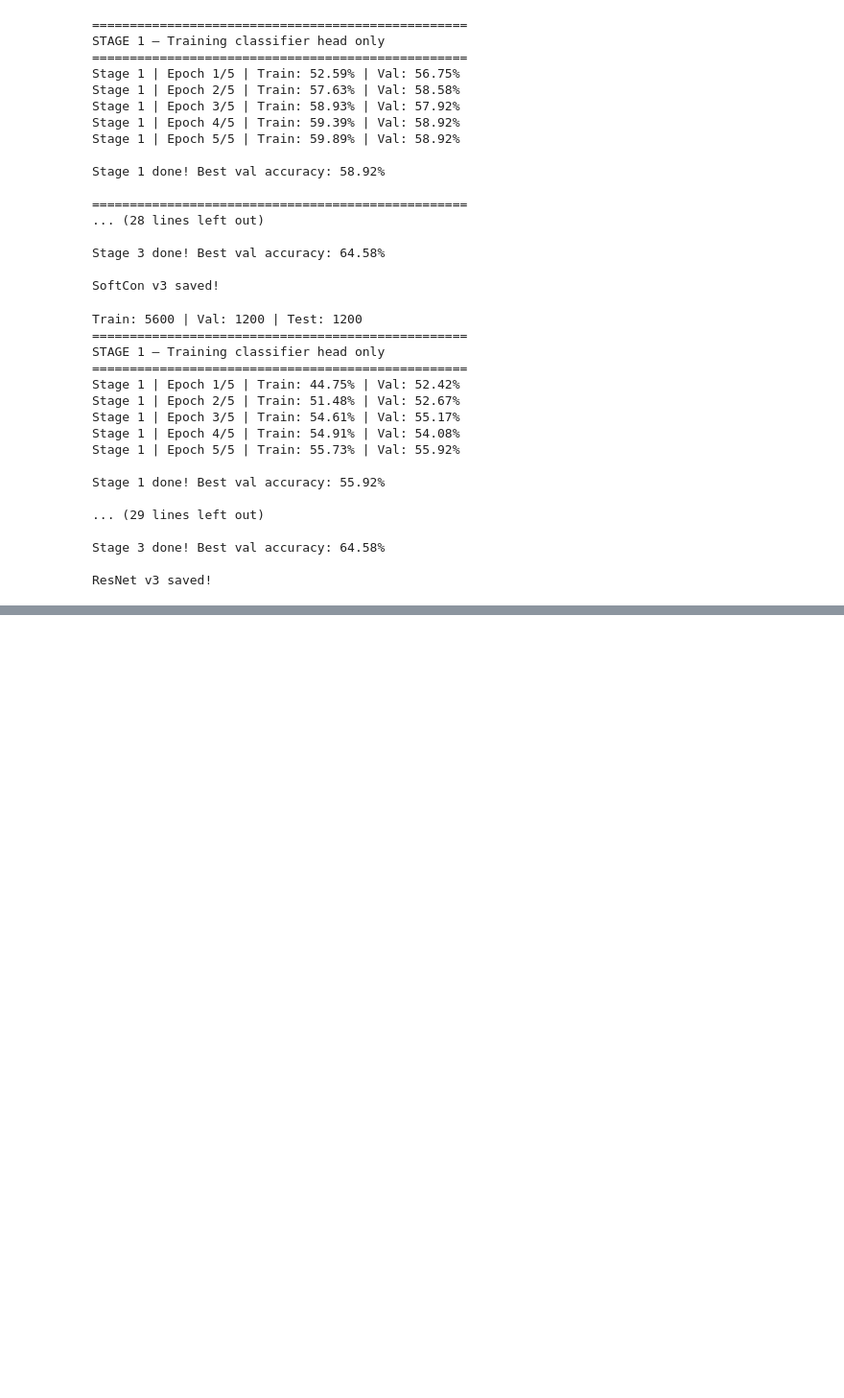
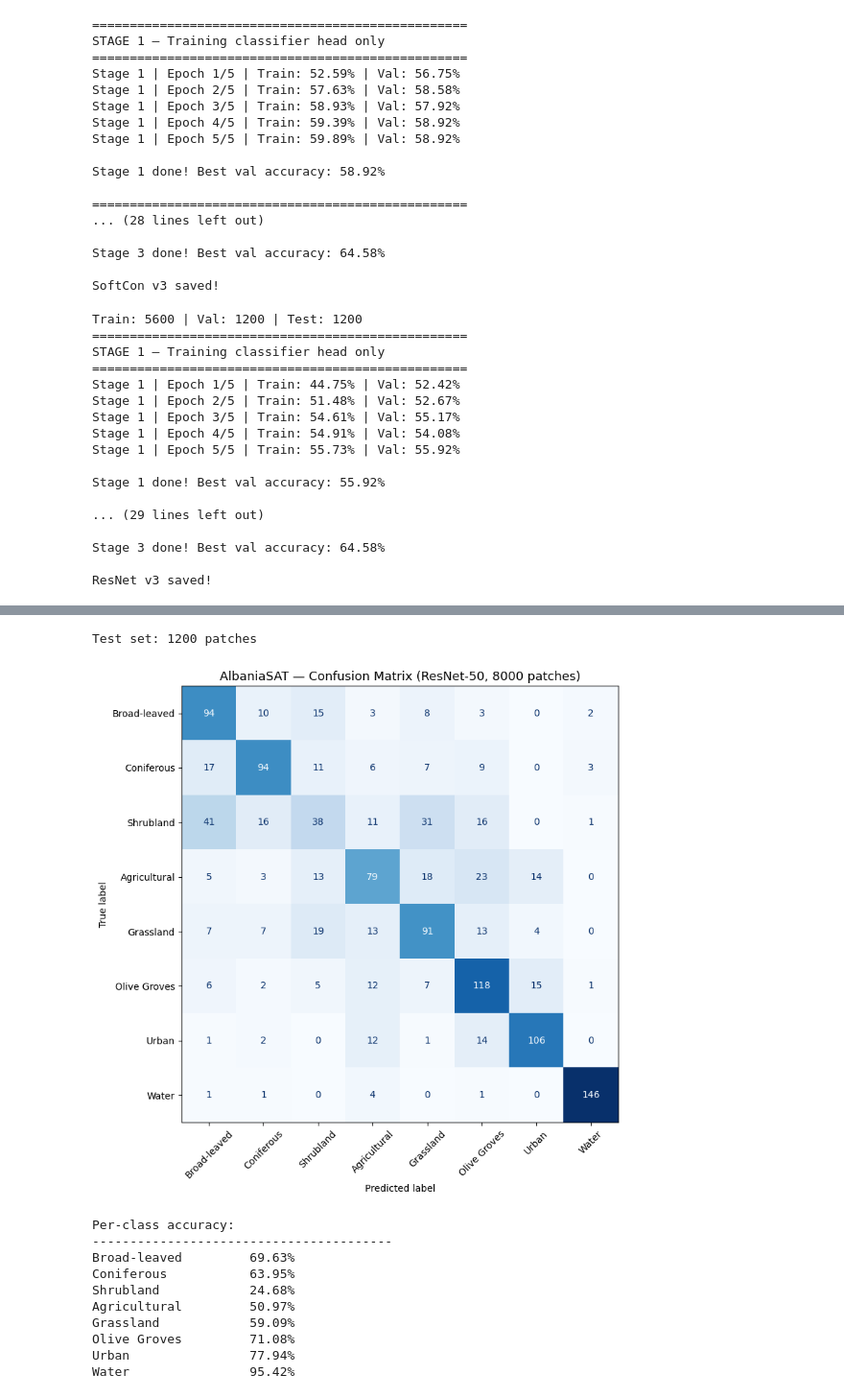
Before and after one commit to virvihuta/AlbaniaSAT, a Jupyter notebook: notebooks/evaluation_v2.ipynb, the cells around one changed output, grey strips where cells are left out. Shown at 96% size. Saved outputs shown, nothing was run; the diff lists cells and outputs as text; code cells hidden in the pictures; blank space fills up the shorter version.

```diff
--- a/notebooks/evaluation_v2.ipynb
+++ b/notebooks/evaluation_v2.ipynb
@@ -474,0 +551,78 @@ ResNet v3 saved!
+# %%
+# Rebuild RGB test loader
+X = np.load("../data/AlbaniaSAT/processed_v2/patches.npy")
+y = np.load("../data/AlbaniaSAT/processed_v2/labels.npy")
+
+X_rgb = X[:, :3, :, :]
+X_rgb = np.clip(X_rgb, 0, 3000) / 3000.0
+mean_3 = np.array([0.485, 0.456, 0.406]).reshape(1, 3, 1, 1)
+std_3  = np.array([0.229, 0.224, 0.225]).reshape(1, 3, 1, 1)
+X_rgb = (X_rgb - mean_3) / std_3
+X_rgb = X_rgb.astype(np.float32)
+
+n = len(X_rgb)
+indices = np.random.RandomState(42).permutation(n)
+n_train = int(0.7 * n)
+n_val   = int(0.15 * n)
+test_idx = indices[n_train + n_val:]
+
+test_set_rgb  = AlbaniaSATDataset(X_rgb[test_idx], y[test_idx])
+test_loader_rgb = DataLoader(test_set_rgb, batch_size=32, shuffle=False)
+
+print(f"Test set: {len(test_set_rgb)} patches")
+# %% [output]
+Test set: 1200 patches
+# %%
+# Load ResNet v3
+model_resnet_eval = models.resnet50()
+model_resnet_eval.fc = nn.Linear(2048, 8)
+model_resnet_eval.load_state_dict(
+    torch.load("../results/models/resnet50_albaniasat_v3.pth", map_location="cpu")
+)
+model_resnet_eval = model_resnet_eval.to(device)
+model_resnet_eval.eval()
+
+# Run on RGB test set
+all_preds_resnet = []
+all_true_resnet = []
+
+with torch.no_grad():
+    for X_batch, y_batch in test_loader_rgb:
+        X_batch = X_batch.to(device)
+        preds = model_resnet_eval(X_batch).argmax(1).cpu().numpy()
+        all_preds_resnet.extend(preds)
+        all_true_resnet.extend(y_batch.numpy())
+
+all_preds_resnet = np.array(all_preds_resnet)
+all_true_resnet = np.array(all_true_resnet)
+
+# Plot confusion matrix
+cm_resnet = confusion_matrix(all_true_resnet, all_preds_resnet)
+fig, ax = plt.subplots(figsize=(10, 8))
+disp = ConfusionMatrixDisplay(confusion_matrix=cm_resnet, display_labels=short_names)
+disp.plot(ax=ax, cmap="Blues", colorbar=False, xticks_rotation=45)
+ax.set_title("AlbaniaSAT — Confusion Matrix (ResNet-50, 8000 patches)", fontsize=13)
+plt.tight_layout()
+plt.savefig("../results/figures/confusion_matrix_resnet.png", dpi=150)
+plt.show()
+
+# Per-class accuracy
+print("\nPer-class accuracy:")
+print("-" * 40)
+for i, name in enumerate(short_names):
+    class_total = (all_true_resnet == i).sum()
+    class_correct = ((all_true_resnet == i) & (all_preds_resnet == i)).sum()
+    acc = class_correct / class_total * 100
+    print(f"{name:<20} {acc:.2f}%")
+# %% [output]
+[figure, added]
+Per-class accuracy:
+----------------------------------------
+Broad-leaved         69.63%
+Coniferous           63.95%
+Shrubland            24.68%
+Agricultural         50.97%
+Grassland            59.09%
+Olive Groves         71.08%
+Urban                77.94%
+Water                95.42%
```
Also changed, not shown: parts of 2 cells of this notebook.
